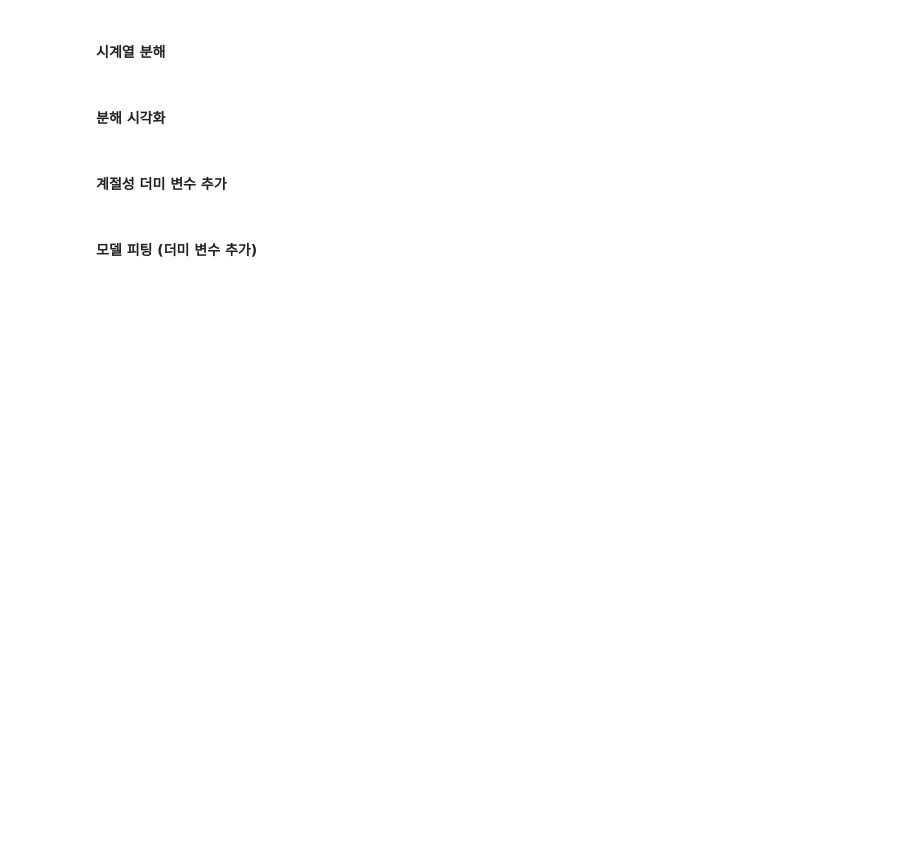
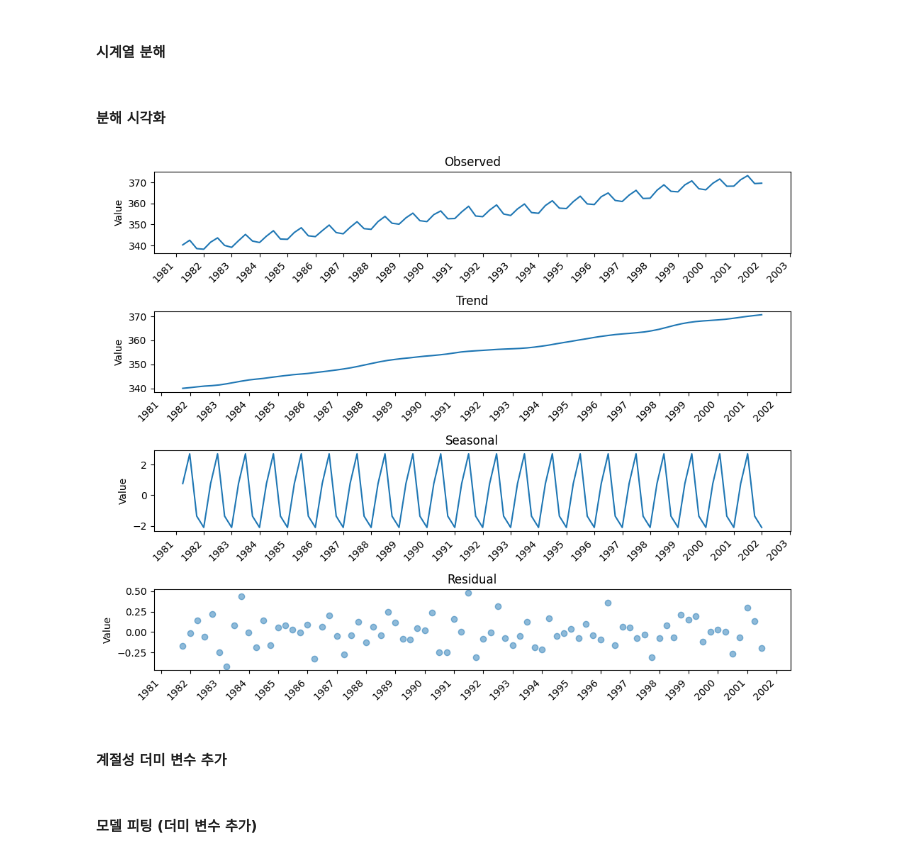
Before and after one commit to safeai-snu/Econometrics, a Jupyter notebook: Part.3/6.Time_Series_Regression_Models.ipynb, the cells around one changed output. Drawn from its saved outputs; the diff is of its cells as text; code cells hidden in the pictures; blank space fills up the shorter version.

```diff
--- a/Part.3/6.Time_Series_Regression_Models.ipynb
+++ b/Part.3/6.Time_Series_Regression_Models.ipynb
@@ -347,4 +357,9 @@ import matplotlib.dates as mdates
 # %% [markdown]
 #### 데이터 불러오기
 # %%
-aus_beer = pd.read_csv('https://raw.githubusercontent.com/safeai-snu/Econometrics/refs/heads/main/Part.3/data/aus_production.csv', parse_dates=['Quarter'], index_col='Quarter')
+co2 = sm.datasets.co2.load_pandas().data
+co2 = co2.resample('QE').mean()
+co2 = co2[co2.index >= '1981-01-01']
+co2['Quarter'] = co2.index.quarter
+co2['Year'] = co2.index.year
+co2
@@ -351,7 +380,7 @@ aus_beer = pd.read_csv('https://raw.githubusercontent.com/safeai-snu/Econometric
 # %% [markdown]
 #### 시계열 분해
 # %%
-decomposition = seasonal_decompose(aus_beer['Beer'], model='additive', period=4)
+decomposition = seasonal_decompose(co2['co2'], model='additive', period=4)
 # %% [markdown]
 #### 분해 시각화
 # %%
@@ -360,34 +389,36 @@ fig, ax = plt.subplots(4, 1, figsize=(10, 8))
 ax[0].plot(decomposition.observed)
 ax[0].set_title('Observed', fontsize=12)
 ax[0].set_ylabel('Value')
 
 ax[1].plot(decomposition.trend)
 ax[1].set_title('Trend', fontsize=12)
 ax[1].set_ylabel('Value')
 
 ax[2].plot(decomposition.seasonal)
 ax[2].set_title('Seasonal', fontsize=12)
 ax[2].set_ylabel('Value')
 
-ax[3].scatter(aus_beer.index, decomposition.resid, alpha=0.5)
+ax[3].scatter(co2.index, decomposition.resid, alpha=0.5)
 ax[3].set_title('Residual', fontsize=12)
 ax[3].set_ylabel('Value')
 
 ax[0].xaxis.set_major_locator(mdates.YearLocator())
 ax[1].xaxis.set_major_locator(mdates.YearLocator())
 ax[2].xaxis.set_major_locator(mdates.YearLocator())
 ax[3].xaxis.set_major_locator(mdates.YearLocator())
 
 ax[0].xaxis.set_major_formatter(mdates.DateFormatter('%Y'))
 ax[1].xaxis.set_major_formatter(mdates.DateFormatter('%Y'))
 ax[2].xaxis.set_major_formatter(mdates.DateFormatter('%Y'))
 ax[3].xaxis.set_major_formatter(mdates.DateFormatter('%Y'))
 
 for axis in ax:
     plt.setp(axis.get_xticklabels(), rotation=45, ha='right')
 
 plt.tight_layout()
 plt.show()
+# %% [output]
+[figure, added]
 # %% [markdown]
 #### 계절성 더미 변수 추가
 # %%
```
Also changed, not shown: parts of 19 cells of this notebook, 3 other files.
